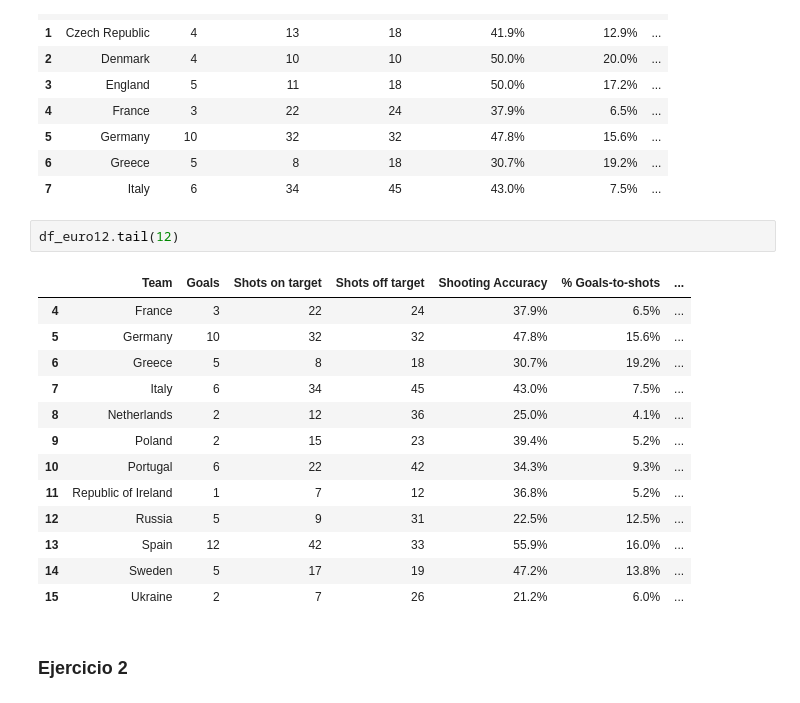
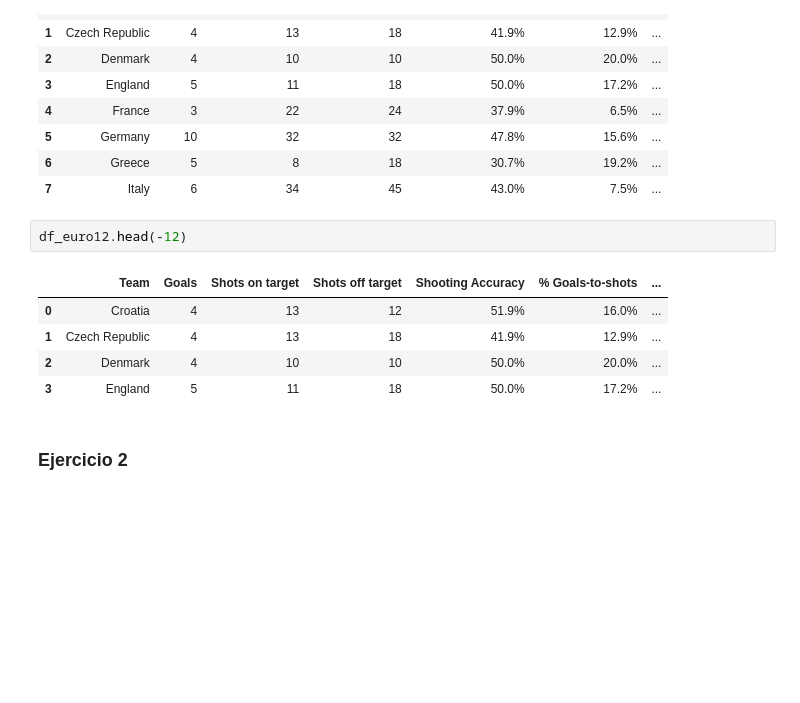
Before and after one commit to rebecaprg/DS-Online-Rebeca-Prior, a Jupyter notebook: 02_Herramientas_Avanzadas/Sprint_04/Unidad_02_Pandas_II/02_Ejercicios_Workout/12_Ejercicios_Series.ipynb, the cells around one changed output. Saved outputs shown, nothing was run; the diff lists cells and outputs as text; blank space fills up the shorter version.

```diff
--- a/02_Herramientas_Avanzadas/Sprint_04/Unidad_02_Pandas_II/02_Ejercicios_Workout/12_Ejercicios_Series.ipynb
+++ b/02_Herramientas_Avanzadas/Sprint_04/Unidad_02_Pandas_II/02_Ejercicios_Workout/12_Ejercicios_Series.ipynb
@@ -37,21 +37,13 @@ df_euro12.head(8)
 | 6 | Greece | 5 | 8 | 18 | 30.7% | 19.2% | ... |
 | 7 | Italy | 6 | 34 | 45 | 43.0% | 7.5% | ... |
 # %%
-df_euro12.tail(12)
+df_euro12.head(-12)
 # %% [output]
 |  | Team | Goals | Shots on target | Shots off target | Shooting Accuracy | % Goals-to-shots | ... |
-| 4 | France | 3 | 22 | 24 | 37.9% | 6.5% | ... |
-| 5 | Germany | 10 | 32 | 32 | 47.8% | 15.6% | ... |
-| 6 | Greece | 5 | 8 | 18 | 30.7% | 19.2% | ... |
-| 7 | Italy | 6 | 34 | 45 | 43.0% | 7.5% | ... |
-| 8 | Netherlands | 2 | 12 | 36 | 25.0% | 4.1% | ... |
-| 9 | Poland | 2 | 15 | 23 | 39.4% | 5.2% | ... |
-| 10 | Portugal | 6 | 22 | 42 | 34.3% | 9.3% | ... |
-| 11 | Republic of Ireland | 1 | 7 | 12 | 36.8% | 5.2% | ... |
-| 12 | Russia | 5 | 9 | 31 | 22.5% | 12.5% | ... |
-| 13 | Spain | 12 | 42 | 33 | 55.9% | 16.0% | ... |
-| 14 | Sweden | 5 | 17 | 19 | 47.2% | 13.8% | ... |
-| 15 | Ukraine | 2 | 7 | 26 | 21.2% | 6.0% | ... |
+| 0 | Croatia | 4 | 13 | 12 | 51.9% | 16.0% | ... |
+| 1 | Czech Republic | 4 | 13 | 18 | 41.9% | 12.9% | ... |
+| 2 | Denmark | 4 | 10 | 10 | 50.0% | 20.0% | ... |
+| 3 | England | 5 | 11 | 18 | 50.0% | 17.2% | ... |
 # %% [markdown]
 ### Ejercicio 2
 # %% [markdown]
```
Also changed, not shown: parts of 19 cells of this notebook.
